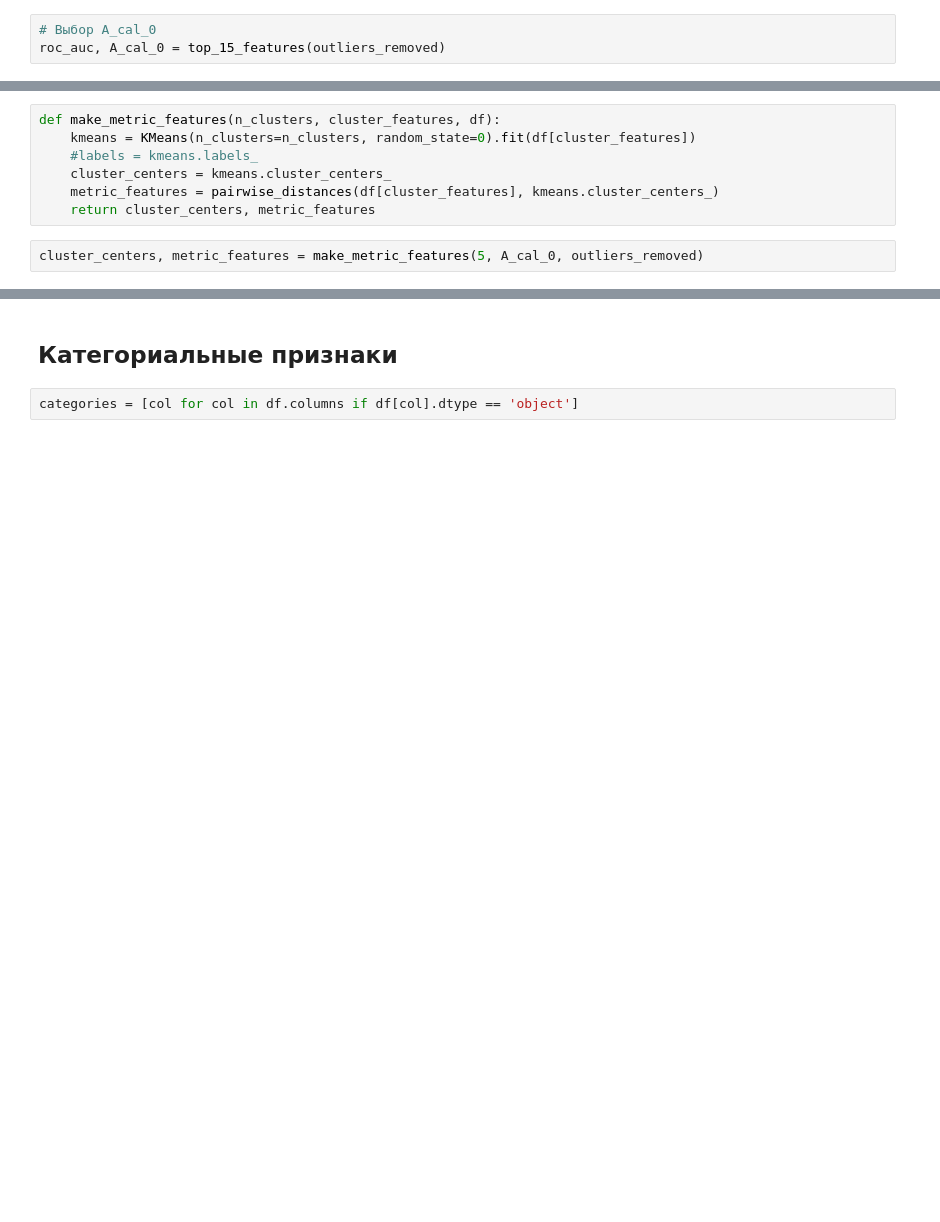
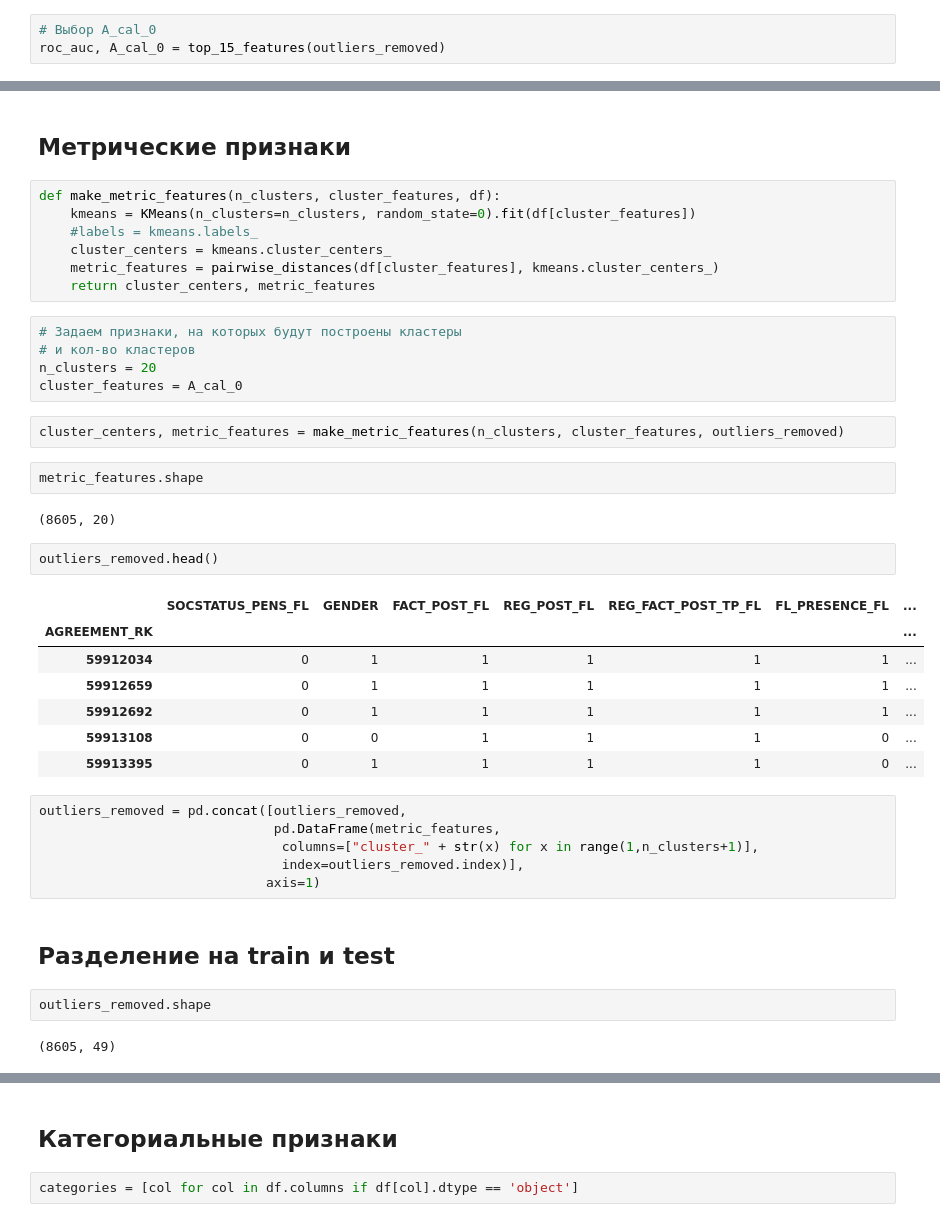
Before and after one commit to IrinaPugaeva/ScoringSystem, a Jupyter notebook: Scoring.ipynb, the cells around one changed output, grey strips where cells are left out. Drawn from its saved outputs; the diff is of its cells as text; blank space fills up the shorter version.

```diff
--- a/Scoring.ipynb
+++ b/Scoring.ipynb
@@ -214,3 +328,5 @@ A_cal_0
+# %% [markdown]
+## Метрические признаки
 # %%
 def make_metric_features(n_clusters, cluster_features, df):
     kmeans = KMeans(n_clusters=n_clusters, random_state=0).fit(df[cluster_features])
@@ -218,5 +334,36 @@ def make_metric_features(n_clusters, cluster_features, df):
     cluster_centers = kmeans.cluster_centers_
     metric_features = pairwise_distances(df[cluster_features], kmeans.cluster_centers_)
     return cluster_centers, metric_features
+# %%
+# Задаем признаки, на которых будут построены кластеры
+# и кол-во кластеров
+n_clusters = 20
+cluster_features = A_cal_0
 # %%
-cluster_centers, metric_features = make_metric_features(5, A_cal_0, outliers_removed)
+cluster_centers, metric_features = make_metric_features(n_clusters, cluster_features, outliers_removed)
+# %%
+metric_features.shape
+# %% [output]
+(8605, 20)
+# %%
+outliers_removed.head()
+# %% [output]
+|  | SOCSTATUS_PENS_FL | GENDER | FACT_POST_FL | REG_POST_FL | REG_FACT_POST_TP_FL | FL_PRESENCE_FL | ... |
+| AGREEMENT_RK |  |  |  |  |  |  | ... |
+| 59912034 | 0 | 1 | 1 | 1 | 1 | 1 | ... |
+| 59912659 | 0 | 1 | 1 | 1 | 1 | 1 | ... |
+| 59912692 | 0 | 1 | 1 | 1 | 1 | 1 | ... |
+| 59913108 | 0 | 0 | 1 | 1 | 1 | 0 | ... |
+| 59913395 | 0 | 1 | 1 | 1 | 1 | 0 | ... |
+# %%
+outliers_removed = pd.concat([outliers_removed,
+                              pd.DataFrame(metric_features,
+                               columns=["cluster_" + str(x) for x in range(1,n_clusters+1)],
+                               index=outliers_removed.index)],
+                             axis=1)
+# %% [markdown]
+## Разделение на train и test
+# %%
+outliers_removed.shape
+# %% [output]
+(8605, 49)
```
Also changed, not shown: parts of 59 cells of this notebook.
